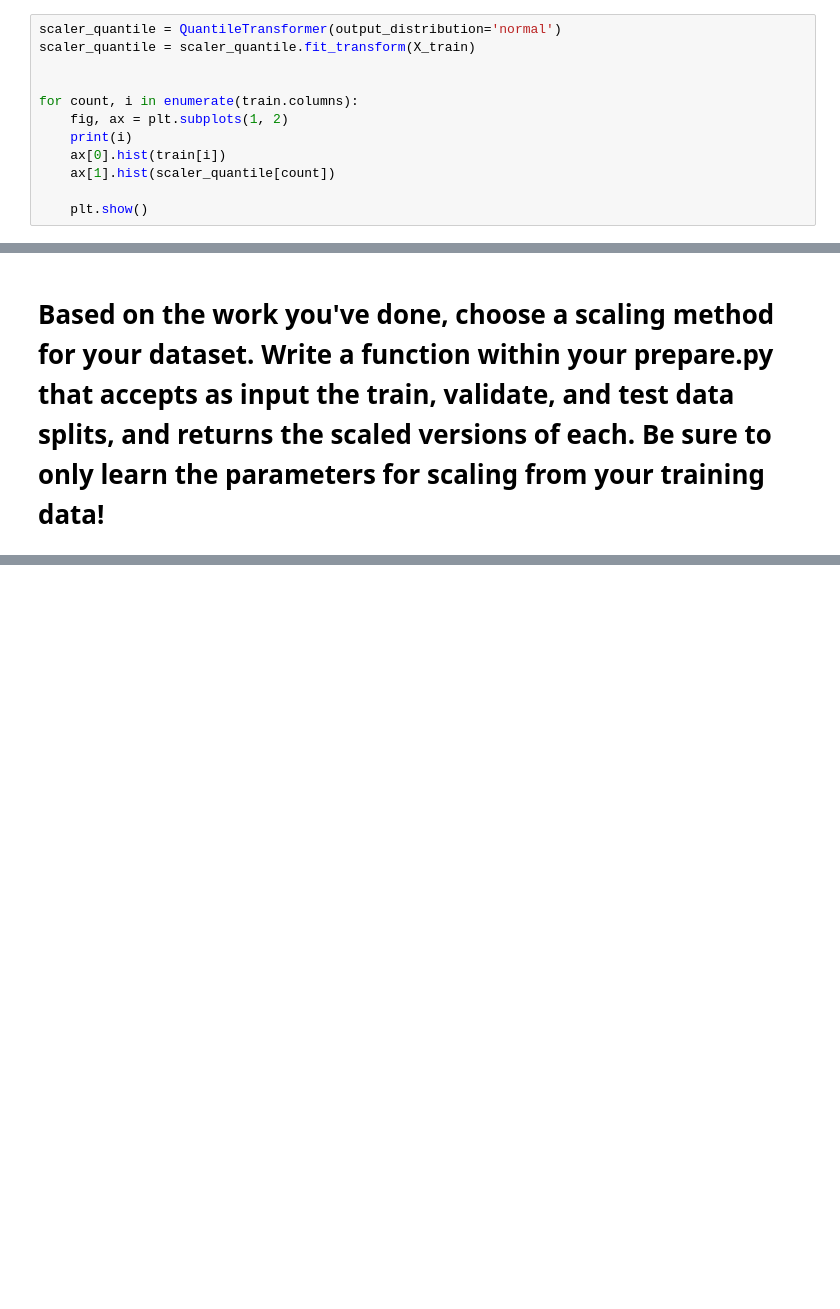
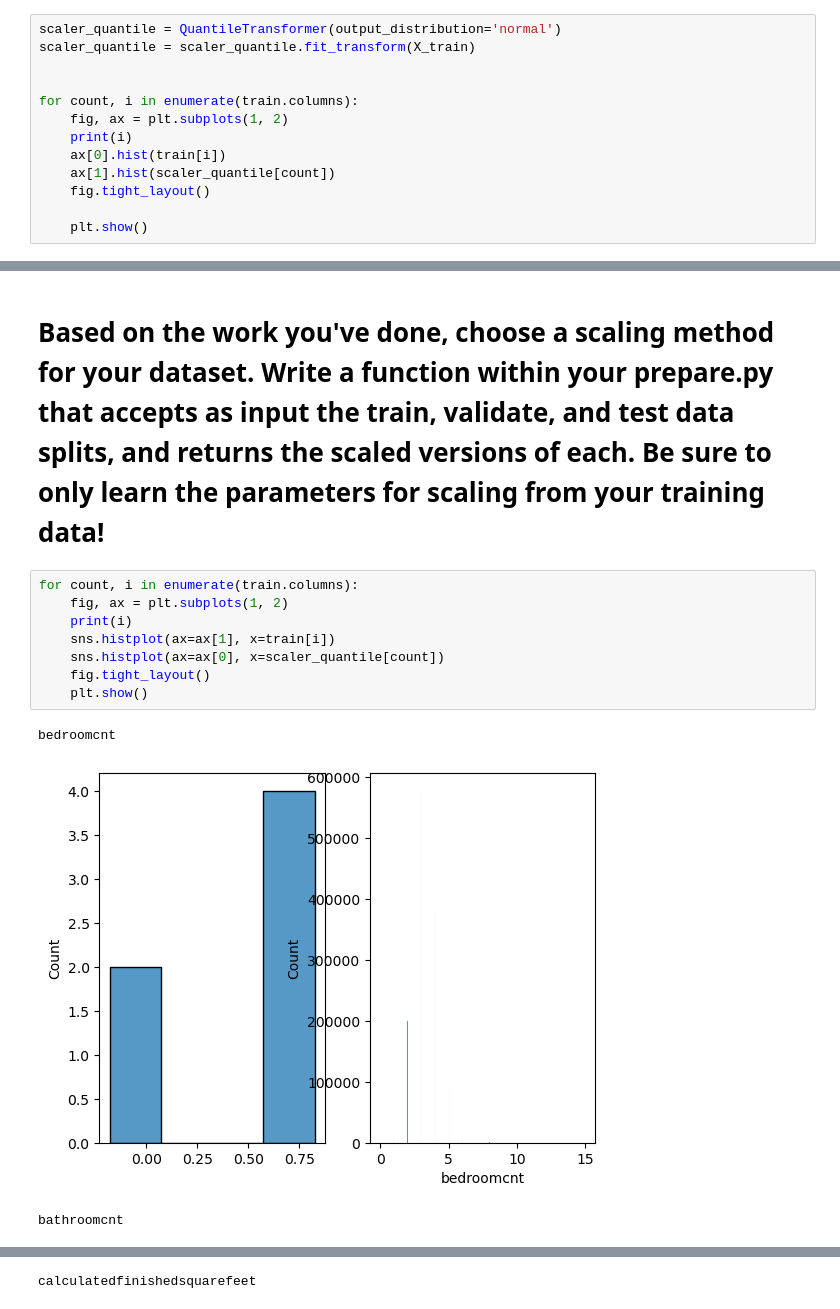
Before and after one commit to Divante222/regression-exercises, a Jupyter notebook: scaling.ipynb, the cells around one changed output, grey strips where cells are left out. Saved outputs shown, nothing was run; the diff lists cells and outputs as text; blank space fills up the shorter version.

```diff
--- a/scaling.ipynb
+++ b/scaling.ipynb
@@ -170,6 +172,7 @@ for count, i in enumerate(train.columns):
     print(i)
     ax[0].hist(train[i])
     ax[1].hist(scaler_quantile[count])
+    fig.tight_layout()
 
     plt.show()
 # %% [output]
@@ -220,3 +222,15 @@ fips
 ### The charts are slightly different
 # %% [markdown]
 # Based on the work you've done, choose a scaling method for your dataset. Write a function within your prepare.py that accepts as input the train, validate, and test data splits, and returns the scaled versions of each. Be sure to only learn the parameters for scaling from your training data!
+# %%
+for count, i in enumerate(train.columns):
+    fig, ax = plt.subplots(1, 2)
+    print(i)
+    sns.histplot(ax=ax[1], x=train[i])
+    sns.histplot(ax=ax[0], x=scaler_quantile[count])
+    fig.tight_layout()
+    plt.show()
+# %% [output]
+bedroomcnt
+[figure, added]
+bathroomcnt
@@ -222,0 +238 @@ fips
+calculatedfinishedsquarefeet
```
Also changed, not shown: parts of 6 cells of this notebook, 9 other files.
